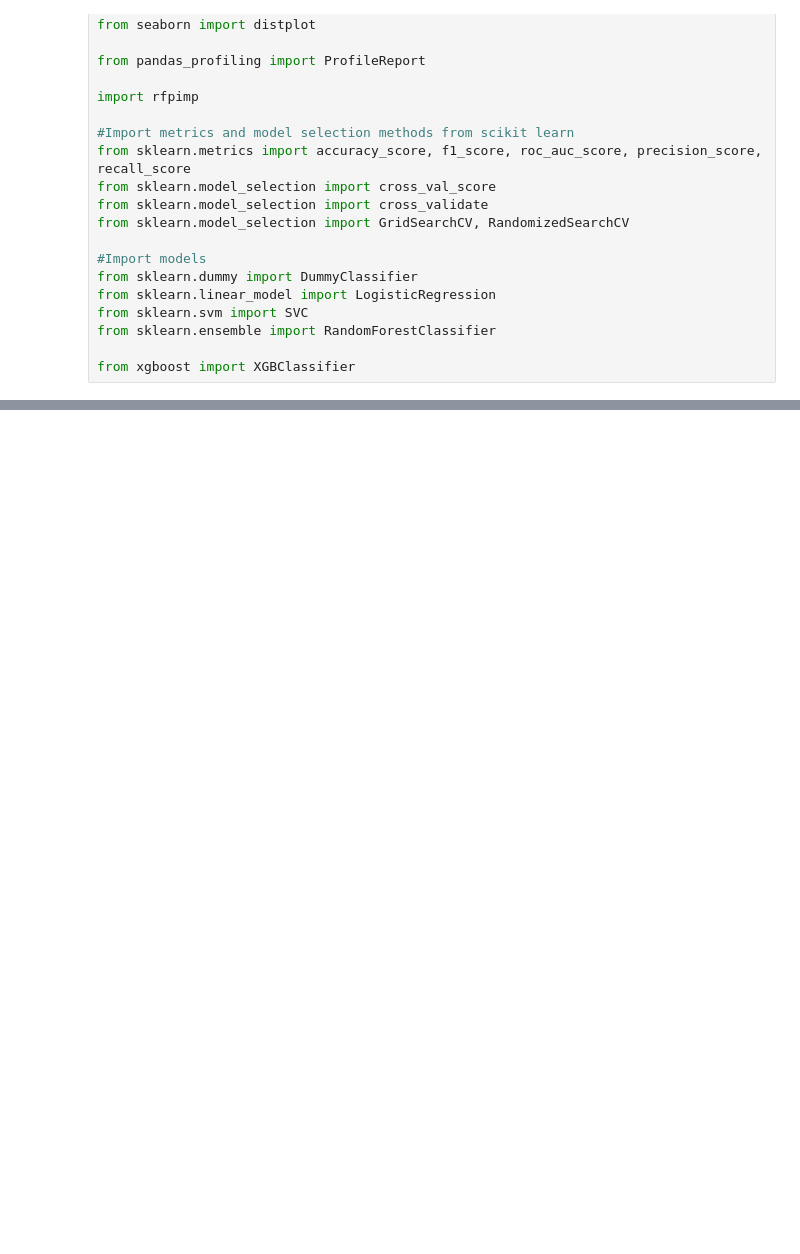
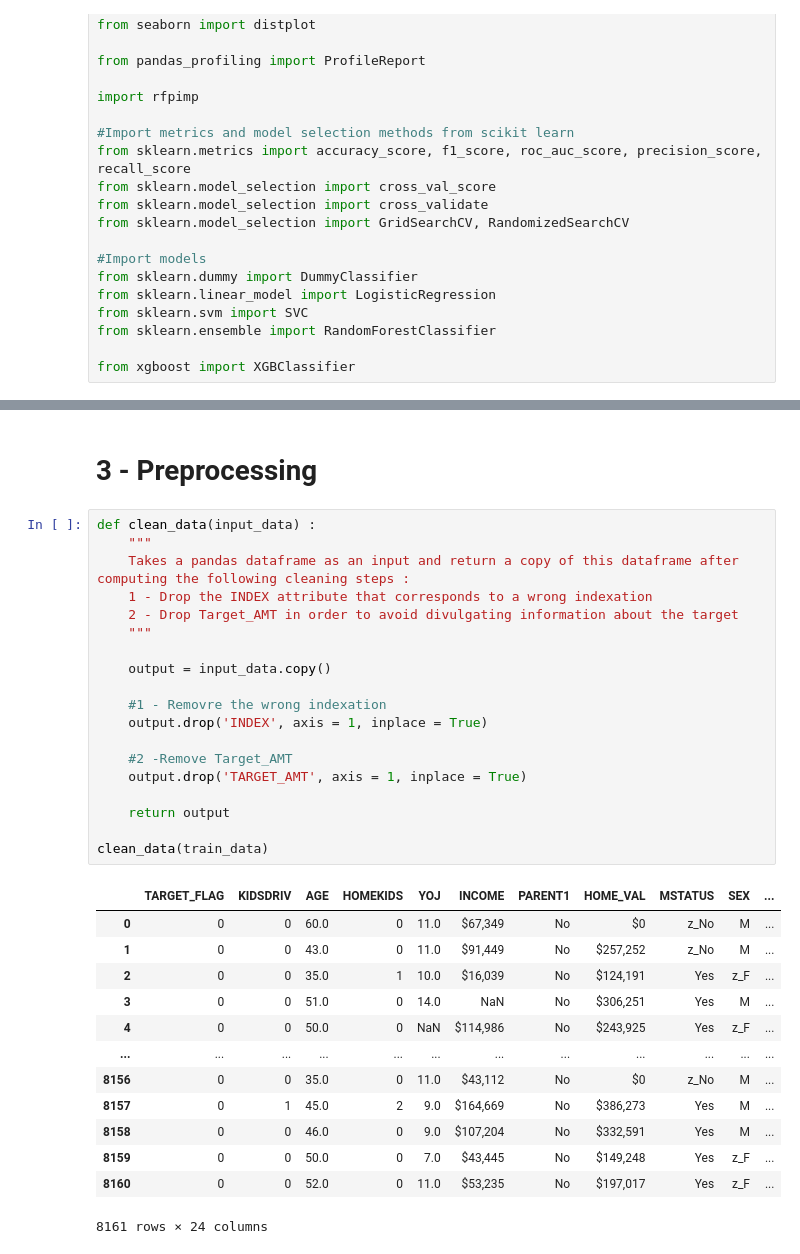
Before and after one commit to MilCL/Insurance_test, a Jupyter notebook: Main.ipynb, the cells around one changed output, grey strips where cells are left out. Saved outputs shown, nothing was run; the diff lists cells and outputs as text; blank space fills up the shorter version.

```diff
--- a/Main.ipynb
+++ b/Main.ipynb
@@ -33,0 +118,35 @@ FileNotFoundError: [Errno 2] No such file or directory: 'train_auto'
+# %% [markdown]
+# 3 - Preprocessing
+# %%
+def clean_data(input_data) :
+    """
+    Takes a pandas dataframe as an input and return a copy of this dataframe after computing the following cleaning steps :
+    1 - Drop the INDEX attribute that corresponds to a wrong indexation
+    2 - Drop Target_AMT in order to avoid divulgating information about the target
+    """
+
+    output = input_data.copy()
+
+    #1 - Removre the wrong indexation
+    output.drop('INDEX', axis = 1, inplace = True)
+
+    #2 -Remove Target_AMT
+    output.drop('TARGET_AMT', axis = 1, inplace = True)
+
+    return output
+
+clean_data(train_data)
+# %% [output]
+|  | TARGET_FLAG | KIDSDRIV | AGE | HOMEKIDS | YOJ | INCOME | PARENT1 | HOME_VAL | MSTATUS | SEX | ... |
+| 0 | 0 | 0 | 60.0 | 0 | 11.0 | $67,349 | No | $0 | z_No | M | ... |
+| 1 | 0 | 0 | 43.0 | 0 | 11.0 | $91,449 | No | $257,252 | z_No | M | ... |
+| 2 | 0 | 0 | 35.0 | 1 | 10.0 | $16,039 | No | $124,191 | Yes | z_F | ... |
+| 3 | 0 | 0 | 51.0 | 0 | 14.0 | NaN | No | $306,251 | Yes | M | ... |
+| 4 | 0 | 0 | 50.0 | 0 | NaN | $114,986 | No | $243,925 | Yes | z_F | ... |
+| ... | ... | ... | ... | ... | ... | ... | ... | ... | ... | ... | ... |
+| 8156 | 0 | 0 | 35.0 | 0 | 11.0 | $43,112 | No | $0 | z_No | M | ... |
+| 8157 | 0 | 1 | 45.0 | 2 | 9.0 | $164,669 | No | $386,273 | Yes | M | ... |
+| 8158 | 0 | 0 | 46.0 | 0 | 9.0 | $107,204 | No | $332,591 | Yes | M | ... |
+| 8159 | 0 | 0 | 50.0 | 0 | 7.0 | $43,445 | No | $149,248 | Yes | z_F | ... |
+| 8160 | 0 | 0 | 52.0 | 0 | 11.0 | $53,235 | No | $197,017 | Yes | z_F | ... |
+8161 rows × 24 columns
```
Also changed, not shown: parts of 9 cells of this notebook.
